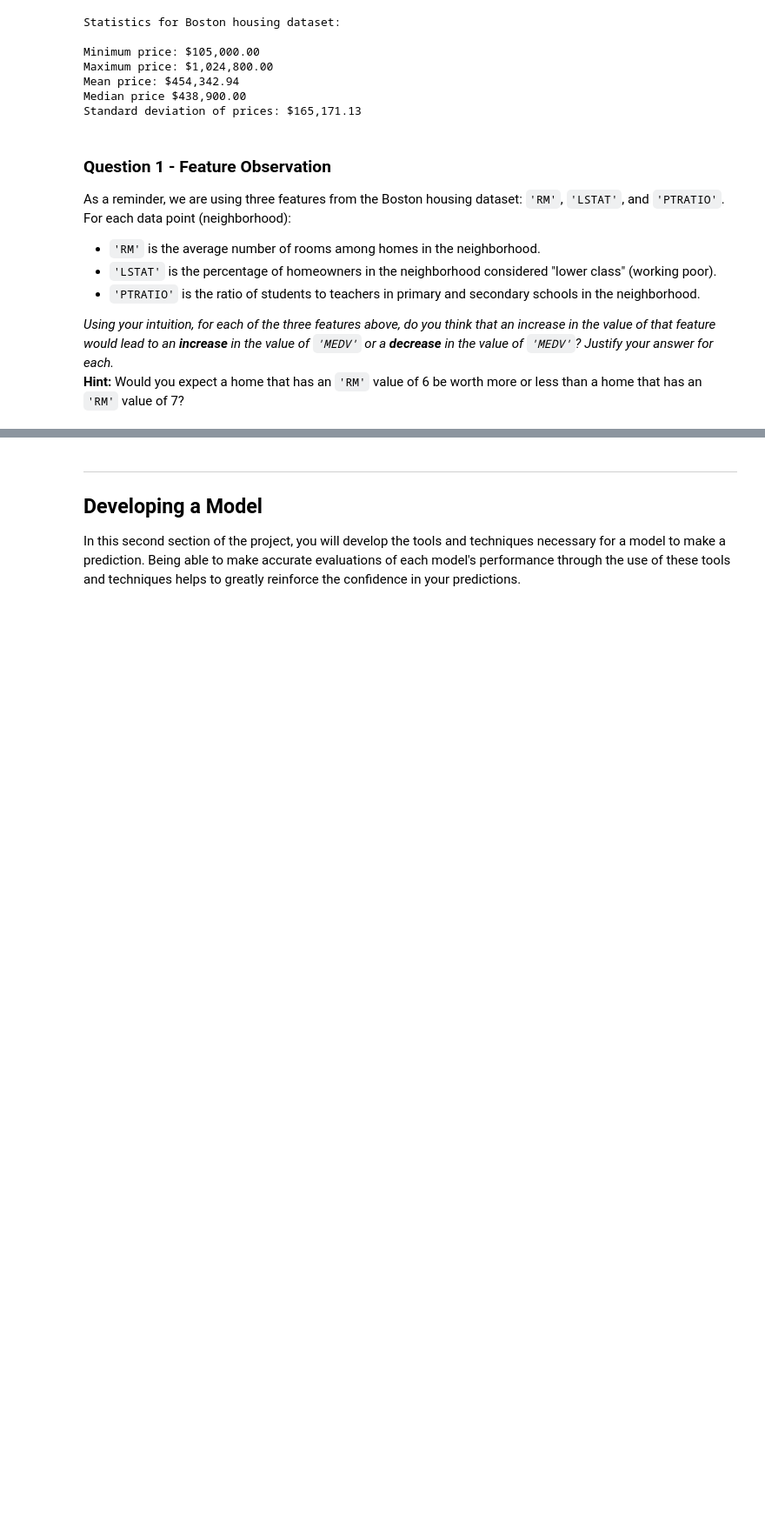
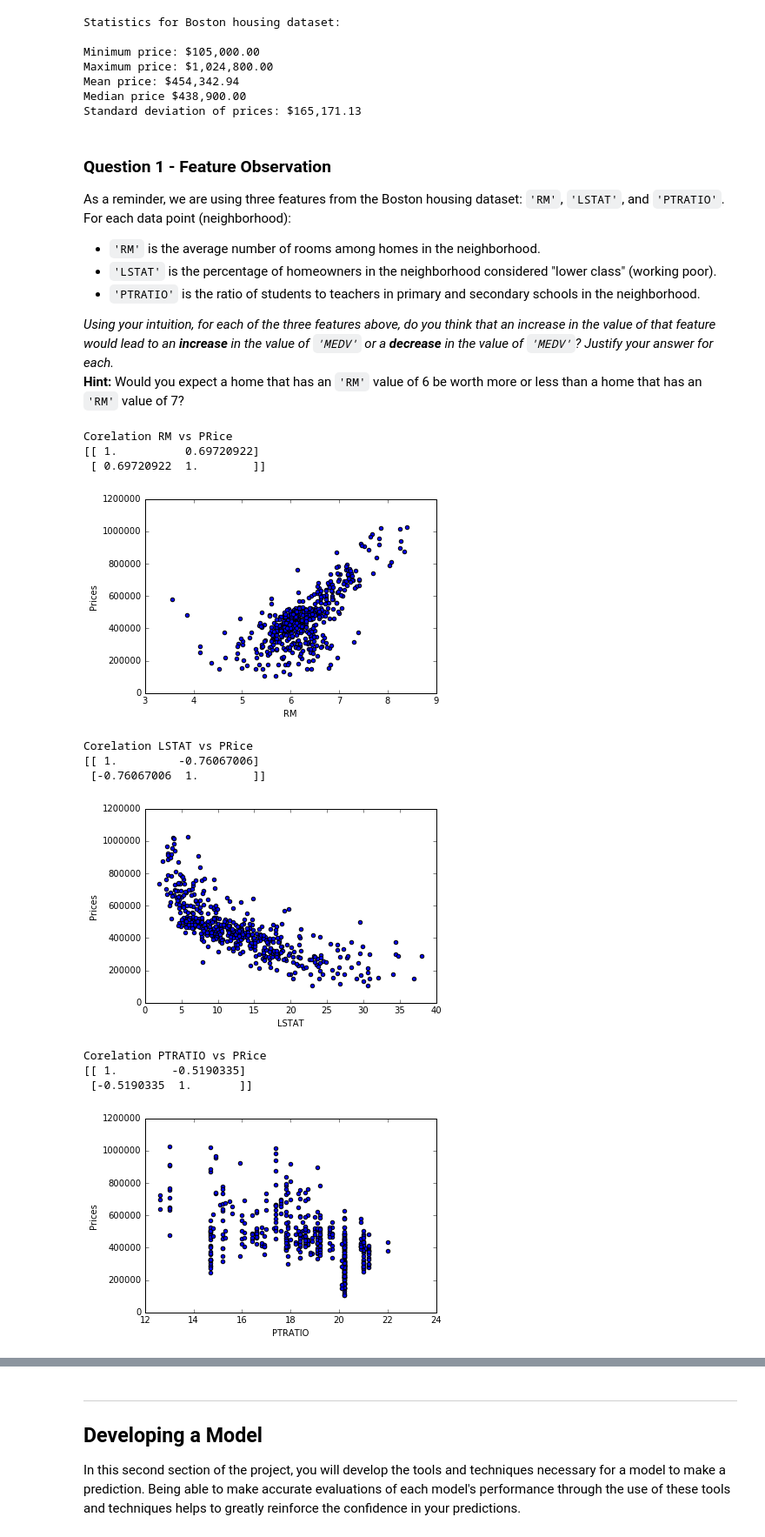
Before and after one commit to akshaylamba/boston_housing, a Jupyter notebook: boston_housing.ipynb, the cells around one changed output, grey strips where cells are left out. Shown: that part at 87% size. Drawn from its saved outputs; the diff is of its cells as text; code cells hidden in the pictures; blank space fills up the shorter version.

```diff
--- a/boston_housing.ipynb
+++ b/boston_housing.ipynb
@@ -99,4 +99,39 @@ As a reminder, we are using three features from the Boston housing dataset: `'RM
 
 _Using your intuition, for each of the three features above, do you think that an increase in the value of that feature would lead to an **increase** in the value of `'MEDV'` or a **decrease** in the value of `'MEDV'`? Justify your answer for each._
 **Hint:** Would you expect a home that has an `'RM'` value of 6 be worth more or less than a home that has an `'RM'` value of 7?
+# %%
+import matplotlib.pyplot as plt
+
+
+plt.scatter(features['RM'],prices)
+plt.xlabel('RM')
+plt.ylabel('Prices')
+print "Corelation RM vs PRice \n{}".format( np.corrcoef(features['RM'],prices))
+plt.show()
+
+plt.scatter(features['LSTAT'],prices)
+plt.xlabel('LSTAT')
+plt.ylabel('Prices')
+print "Corelation LSTAT vs PRice \n{}".format( np.corrcoef(features['LSTAT'],prices))
+plt.show()
+
+
+plt.scatter(features['PTRATIO'],prices)
+plt.xlabel('PTRATIO')
+plt.ylabel('Prices')
+print "Corelation PTRATIO vs PRice \n{}".format( np.corrcoef(features['PTRATIO'],prices))
+plt.show()
+# %% [output]
+Corelation RM vs PRice
+[[ 1.          0.69720922]
+ [ 0.69720922  1.        ]]
+[figure, added]
+Corelation LSTAT vs PRice
+[[ 1.         -0.76067006]
+ [-0.76067006  1.        ]]
+[figure, added]
+Corelation PTRATIO vs PRice
+[[ 1.        -0.5190335]
+ [-0.5190335  1.       ]]
+[figure, added]
 # %% [markdown]
```
Also changed, not shown: parts of 10 cells of this notebook, 1 other file.
